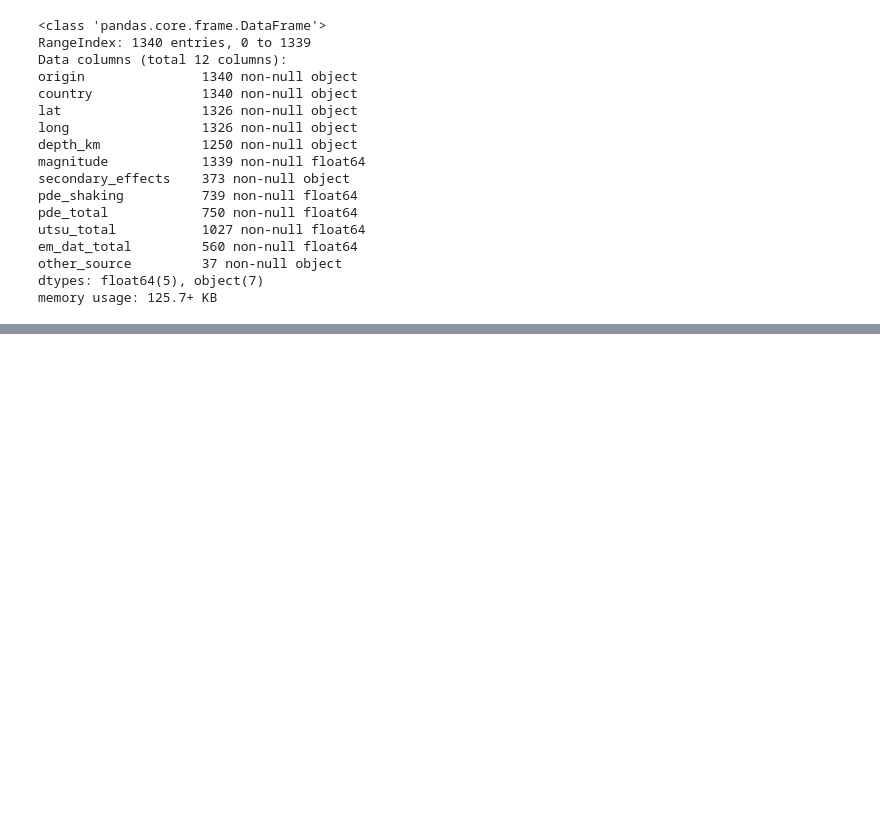
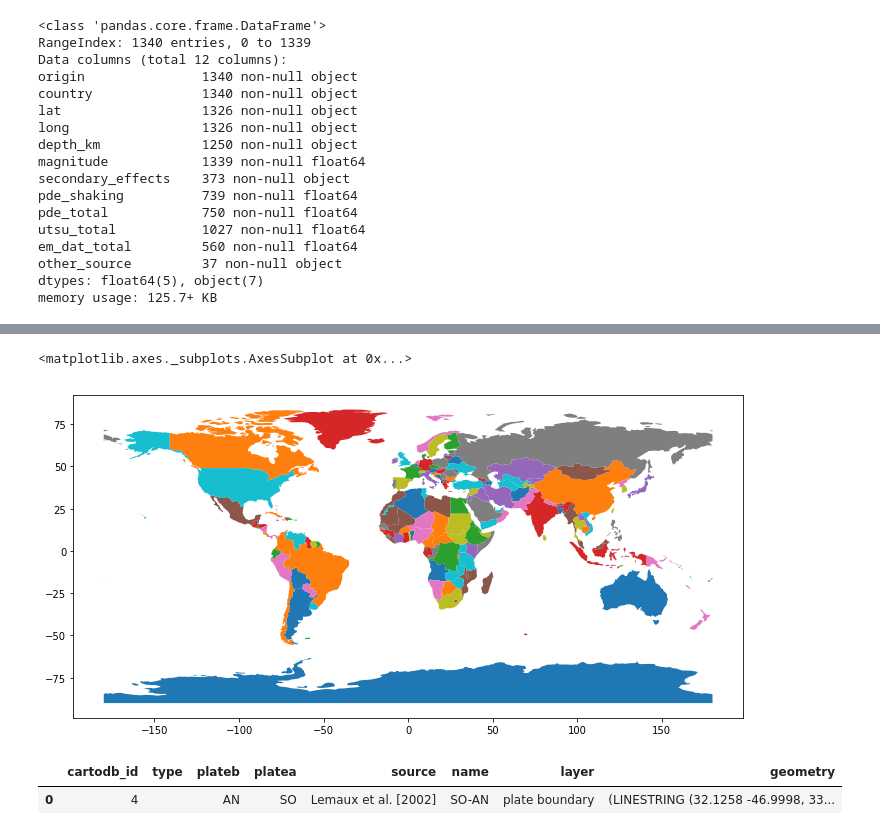
Before and after one commit to asidamo/Earthquakes-Analysis, a Jupyter notebook: DQ3_Andrew.ipynb, the cells around one changed output, grey strips where cells are left out. Saved outputs shown, nothing was run; the diff lists cells and outputs as text; code cells hidden in the pictures; blank space fills up the shorter version.

```diff
--- a/DQ3_Andrew.ipynb
+++ b/DQ3_Andrew.ipynb
@@ -21,6 +21,14 @@ from bs4 import BeautifulSoup as BS
 import numpy as np
 import re
 import requests
+import folium
+import geopandas as gpd
+from shapely.geometry import Point
+import matplotlib.pyplot as plt
+
+%matplotlib inline
+# Increasing default figure size of the notebook
+plt.rcParams['figure.figsize'] = [12, 8]
 # %%
 # URL for Wikipedia article with earthquake data table
 url = 'http://en.wikipedia.org/wiki/List_of_deadly_earthquakes_since_1900'
@@ -351,0 +523,3 @@ test_str
+# %%
+countries = gpd.read_file('./Data/country_borders.geojson')
+countries.head(1)
@@ -351,0 +530,11 @@ test_str
+# %%
+countries.plot(column = 'admin')
+# %% [output]
+<matplotlib.axes._subplots.AxesSubplot at 0x...>
+[figure, added]
+# %%
+plate_bounds = gpd.read_file('./Data/tectonic_boundaries.geojson')
+plate_bounds.head(1)
+# %% [output]
+|  | cartodb_id | type | plateb | platea | source | name | layer | geometry |
+| 0 | 4 |  | AN | SO | Lemaux et al. [2002] | SO-AN | plate boundary | (LINESTRING (32.1258 -46.9998, 33... |
```
Also changed, not shown: parts of 27 cells of this notebook.
